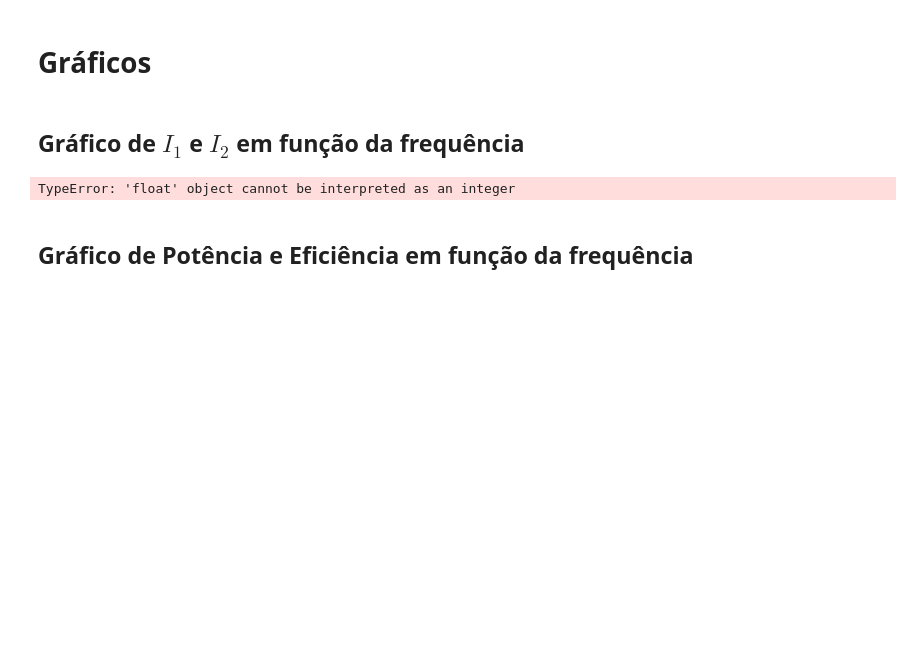
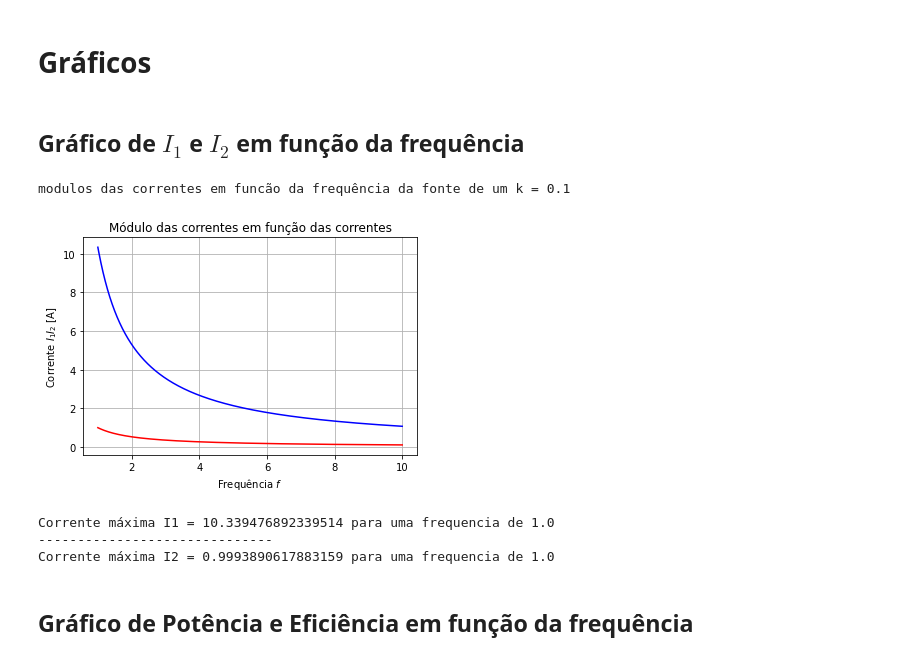
Before and after one commit to lucasfonseca19/projeto-eletromag, a Jupyter notebook: projeto.ipynb, the cells around one changed output. Drawn from its saved outputs; the diff is of its cells as text; code cells hidden in the pictures; blank space fills up the shorter version.

```diff
--- a/projeto.ipynb
+++ b/projeto.ipynb
@@ -132,7 +132,7 @@ Relação V1/V2 = 4.00
 # %%
 #Construção de gráficos de I1 e I2 em função da frequência:
 #Frequencia que vai de 10hz - 100khz
-F = np.linspace(10,1,100e3)
+F = np.linspace(10,1,100000)
 I1 = []
 I2 = []
 print("modulos das correntes em funcão da frequência da fonte de um k = {}".format(k))
@@ -147,34 +147,38 @@ for f in F:
     mod_i2 = abs(i2)
 
     I1.append(mod_i1)
     I2.append(mod_i2)
 
     if mod_i1 > max_i1:
         max_i1 = mod_i1
         f_max_i1 = f
 
     if mod_i2 > max_i2:
         max_i2 = mod_i2
         f_max_i2 = f
 
 
 
 
 
 
 plt.plot(F, I1, label = "corrente I1", color = "b")
 plt.plot(F, I2, label = "corrente I2", color = "r")
 plt.title("Módulo das correntes em função das correntes")
 plt.xlabel("Frequência $f$")
 plt.ylabel("Corrente $I_1 I_2$ [A]")
 plt.grid(True)
 plt.show()
 
 print("Corrente máxima I1 = {} para uma frequencia de {}".format(max_i1, f_max_i1))
 print("-"*30)
 print("Corrente máxima I2 = {} para uma frequencia de {}".format(max_i2, f_max_i2))
 # %% [output]
-TypeError: 'float' object cannot be interpreted as an integer
+modulos das correntes em funcão da frequência da fonte de um k = 0.1
+[figure, added]
+Corrente máxima I1 = 10.339476892339514 para uma frequencia de 1.0
+------------------------------
+Corrente máxima I2 = 0.9993890617883159 para uma frequencia de 1.0
 # %% [markdown]
 ## Gráfico de Potência e Eficiência em função da frequência
 # %%
```
